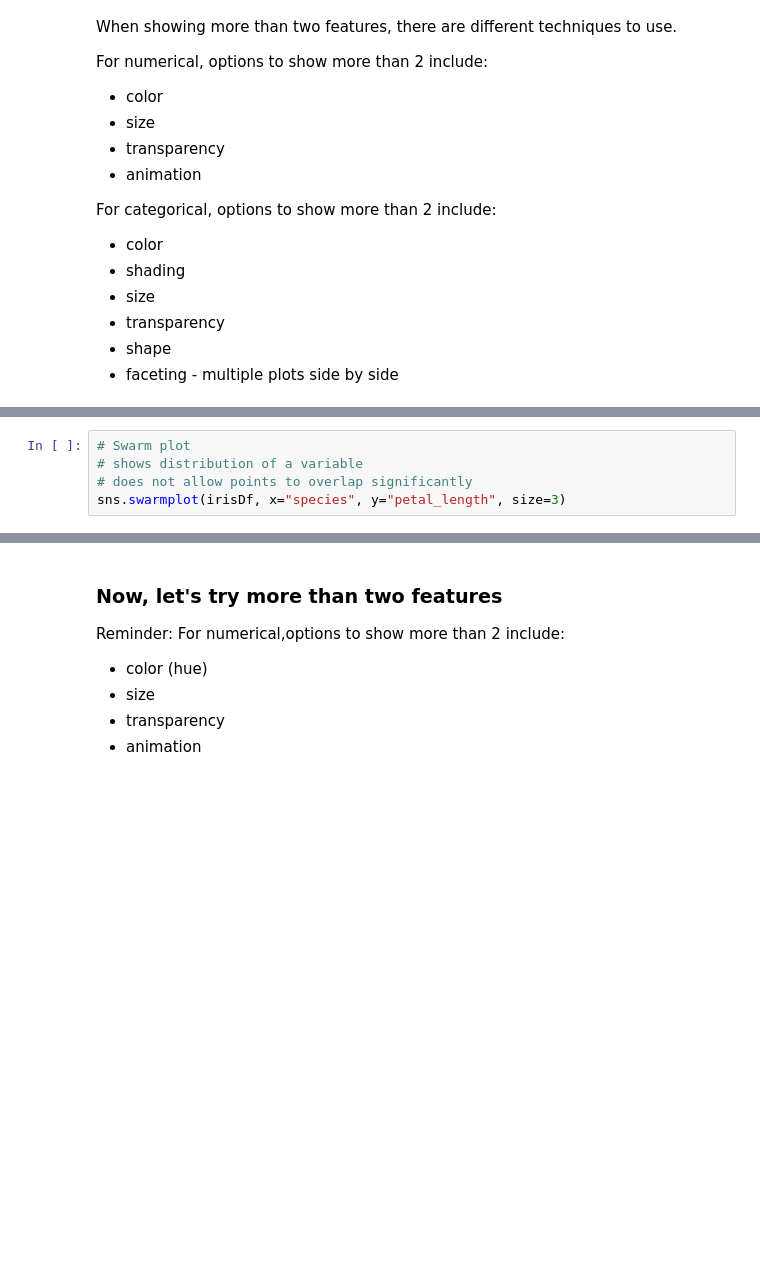
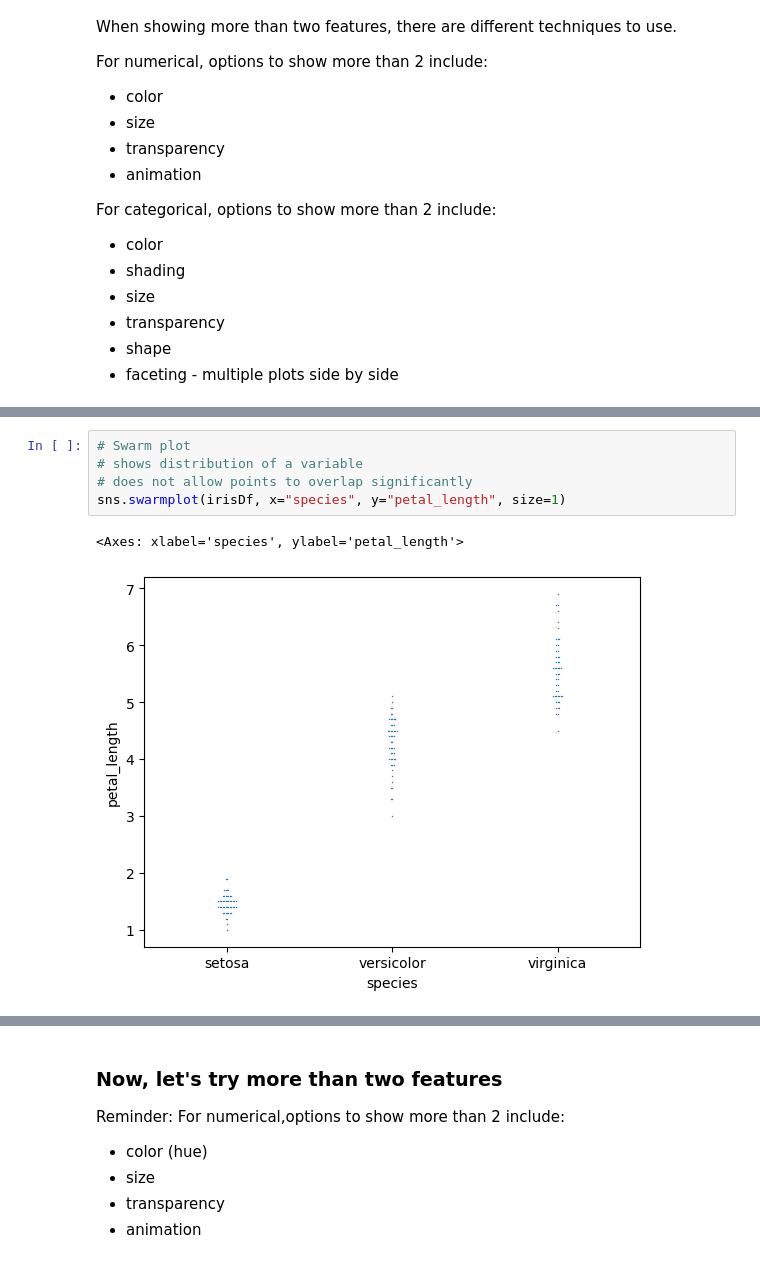
Before and after one commit to amcnett/data-sci, a Jupyter notebook: Data Exploration.ipynb, the cells around one changed output, grey strips where cells are left out. Saved outputs shown, nothing was run; the diff lists cells and outputs as text; blank space fills up the shorter version.

```diff
--- a/Data Exploration.ipynb
+++ b/Data Exploration.ipynb
@@ -122,8 +157,11 @@ sns.boxplot(irisDf, x="species", y="petal_length")
 # %%
 # Swarm plot
 # shows distribution of a variable
 # does not allow points to overlap significantly
-sns.swarmplot(irisDf, x="species", y="petal_length", size=3)
+sns.swarmplot(irisDf, x="species", y="petal_length", size=1)
+# %% [output]
+<Axes: xlabel='species', ylabel='petal_length'>
+[figure, added]
 # %%
 # Strip plot
 # shows distribution of a variable
```
Also changed, not shown: parts of 25 cells of this notebook.
